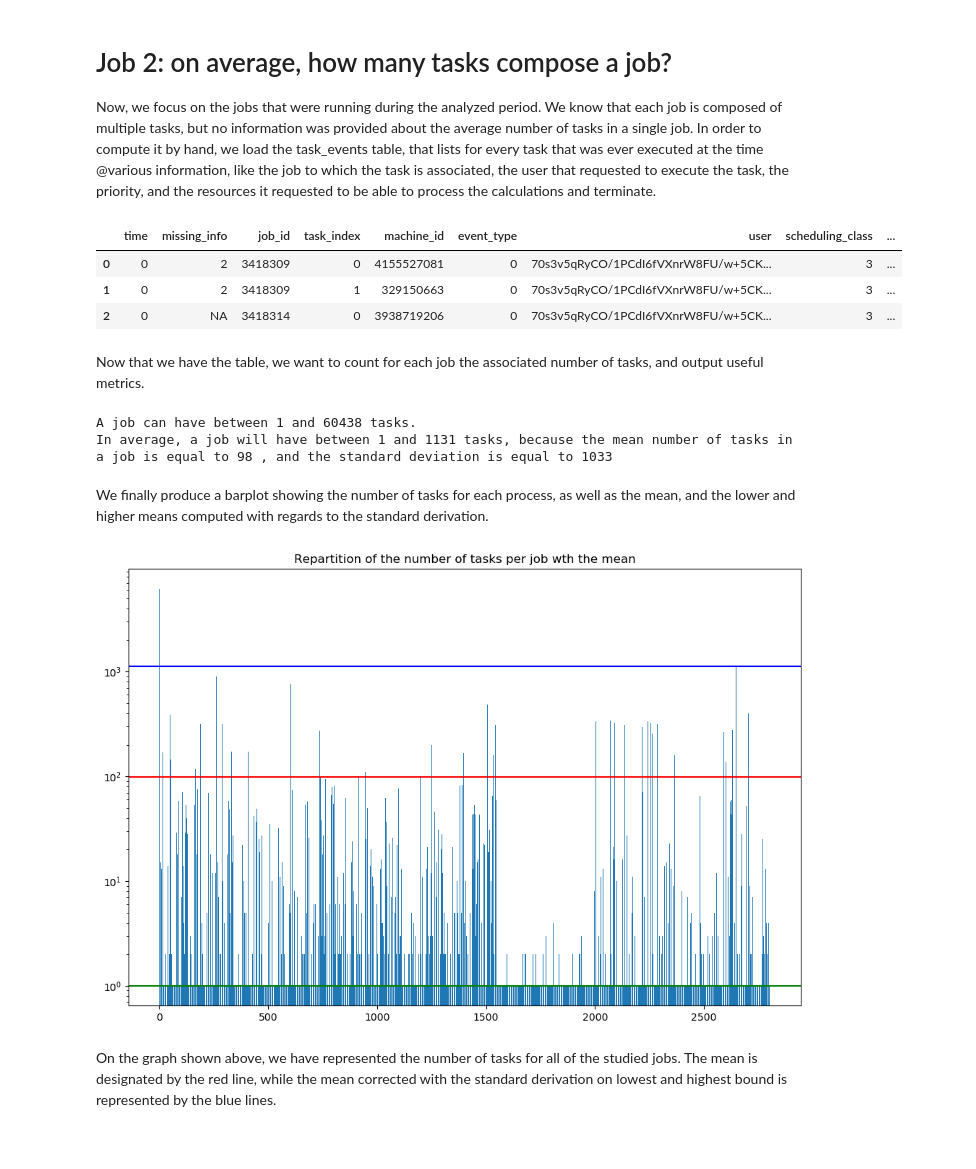
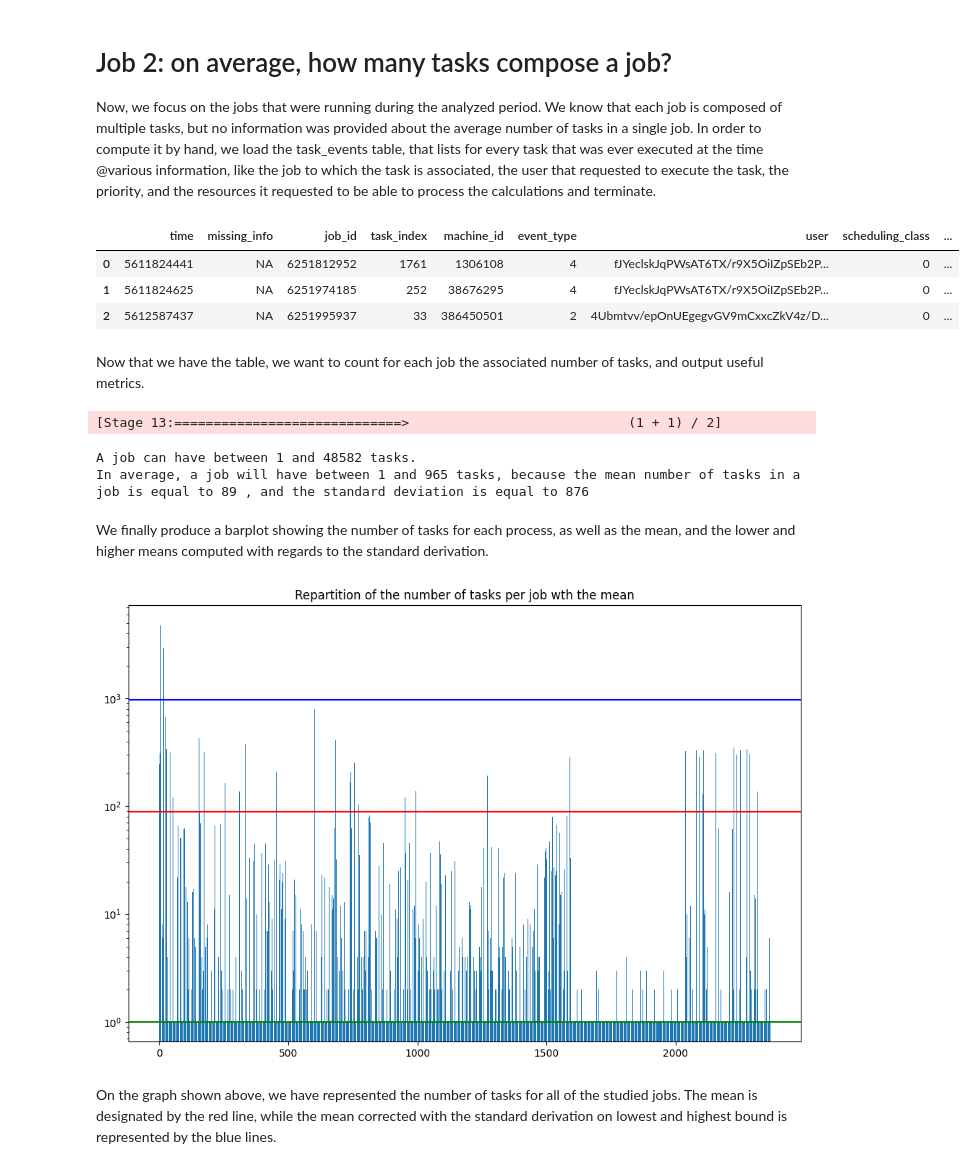
Before and after one commit to templierw/spark_lab, a Jupyter notebook: lab_new.ipynb, the cells around one changed output. Drawn from its saved outputs; the diff is of its cells as text; code cells hidden in the pictures; blank space fills up the shorter version.

```diff
--- a/lab_new.ipynb
+++ b/lab_new.ipynb
@@ -25,19 +25,16 @@ plt.rcParams['figure.dpi'] = 100
 
 # For easy computation over certain datasets
 import numpy as np
-np.set_printoptions(suppress=True)
 
 # Pyspark utilities
-from pyspark.sql import SparkSession
-from pyspark.sql.window import Window
 import pyspark.sql.functions as F
 
 # Execution mode:
 # Cluster = -1
 # Local >= 1 (i.e., number of files to load)
-
 EXEC_MODE = 1
-cloud = False
+# ratio of data to use (1.0 = full dataset)
+sample = 1.0
 
 # TODO
 from lib import *
@@ -45,6 +42,3 @@ from lib import *
 # start spark with 1 worker thread
 sc = init()
 sc.setLogLevel("ERROR")
-
-# Start SparkSession to use DataFrames
-spark = SparkSession(sc)
@@ -127,13 +132,13 @@ As the `machine_events` table consists of only one file, executing *Job 1* on a
 Now, we focus on the jobs that were running during the analyzed period. We know that each job is composed of multiple tasks, but no information was provided about the average number of tasks in a single job. In order to compute it by hand, we load the task_events table, that lists for every task that was ever executed at the time @various information, like the job to which the task is associated, the user that requested to execute the task, the priority, and the resources it requested to be able to process the calculations and terminate.
 # %%
 # Same as above, load a part of the table in memory and use it.
-task_events = Table('task_events', sc, EXEC_MODE, cloud)
+task_events = Table('task_events', sc, EXEC_MODE, sample)
 task_events.pprint(3)
 # %% [output]
 |  | time | missing_info | job_id | task_index | machine_id | event_type | user | scheduling_class | ... |
-| 0 | 0 | 2 | 3418309 | 0 | 4155527081 | 0 | 70s3v5qRyCO/1PCdI6fVXnrW8FU/w+5CK... | 3 | ... |
-| 1 | 0 | 2 | 3418309 | 1 | 329150663 | 0 | 70s3v5qRyCO/1PCdI6fVXnrW8FU/w+5CK... | 3 | ... |
-| 2 | 0 | NA | 3418314 | 0 | 3938719206 | 0 | 70s3v5qRyCO/1PCdI6fVXnrW8FU/w+5CK... | 3 | ... |
+| 0 | 5611824441 | NA | 6251812952 | 1761 | 1306108 | 4 | fJYeclskJqPWsAT6TX/r9X5OiIZpSEb2P... | 0 | ... |
+| 1 | 5611824625 | NA | 6251974185 | 252 | 38676295 | 4 | fJYeclskJqPWsAT6TX/r9X5OiIZpSEb2P... | 0 | ... |
+| 2 | 5612587437 | NA | 6251995937 | 33 | 386450501 | 2 | 4Ubmtvv/epOnUEgegvGV9mCxxcZkV4z/D... | 0 | ... |
 # %% [markdown]
 Now that we have the table, we want to count for each job the associated number of tasks, and output useful metrics.
 # %%
@@ -154,13 +159,13 @@ low_mean = mean - std if (mean - std >= np.min(tasks_per_job)) else np.min(tasks
 high_mean = mean + std if (mean + std <= np.max(tasks_per_job)) else np.max(tasks_per_job)
 print(f"In average, a job will have between {low_mean} and {high_mean} tasks, because the mean number of tasks in a job is equal to {mean} , and the standard deviation is equal to {std} ")
 # %% [output]
-A job can have between 1 and 60438 tasks.
-In average, a job will have between 1 and 1131 tasks, because the mean number of tasks in a job is equal to 98 , and the standard deviation is equal to 1033
+[Stage 13:=============================>                            (1 + 1) / 2]
+A job can have between 1 and 48582 tasks.
+In average, a job will have between 1 and 965 tasks, because the mean number of tasks in a job is equal to 89 , and the standard deviation is equal to 876
 # %% [markdown]
 We finally produce a barplot showing the number of tasks for each process, as well as the mean, and the lower and higher means computed with regards to the standard derivation.
 # %%
 # Put it in a somewhat nice visualization
-
 subset = jobs_list.sample(False, 0.1).countByValue().values()
 
 # Bars: number of tasks for each job
@@ -179,7 +184,7 @@ plt.title("Repartition of the number of tasks per job wth the mean")
 
 plt.show()
 # %% [output]
-[figure, old version]
+[figure, new version]
 # %% [markdown]
 On the graph shown above, we have represented the number of tasks for all of the studied jobs. The mean is designated by the red line, while the mean corrected with the standard derivation on lowest and highest bound is represented by the blue lines.
 # %% [markdown]
```
Also changed, not shown: parts of 31 cells of this notebook, 14 other files.
